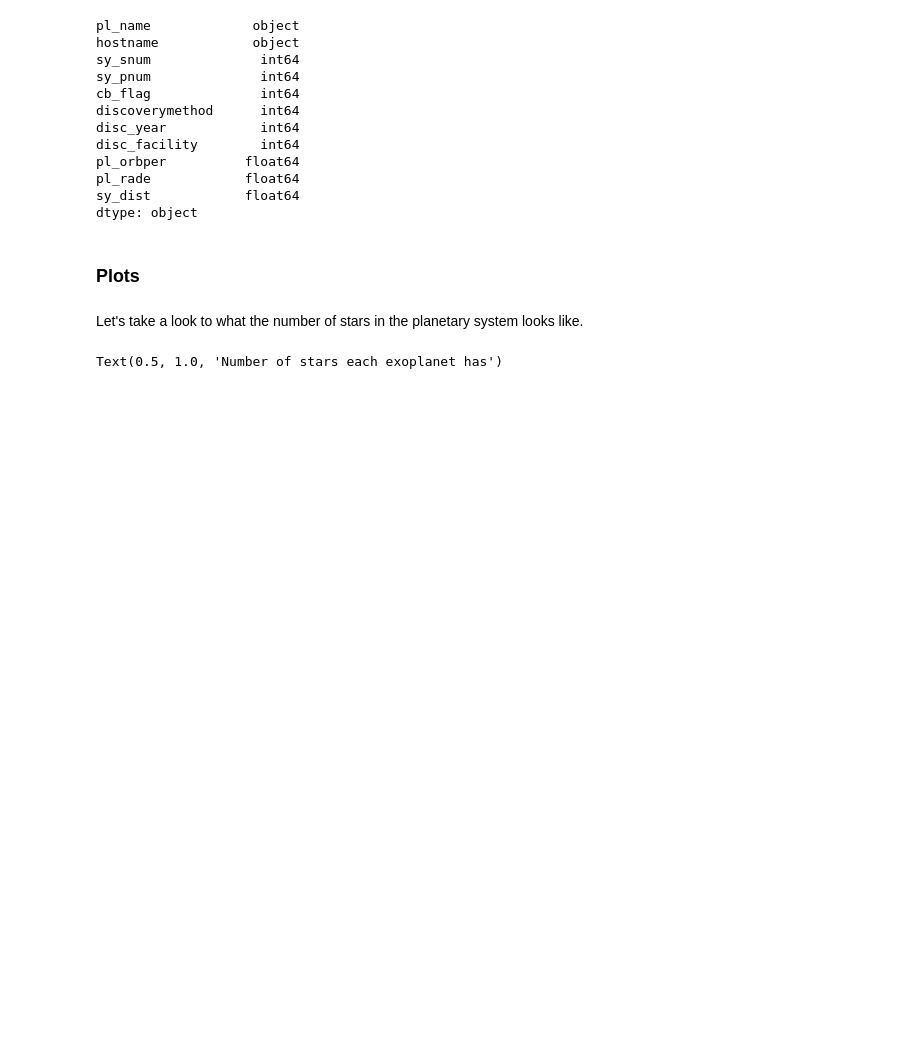
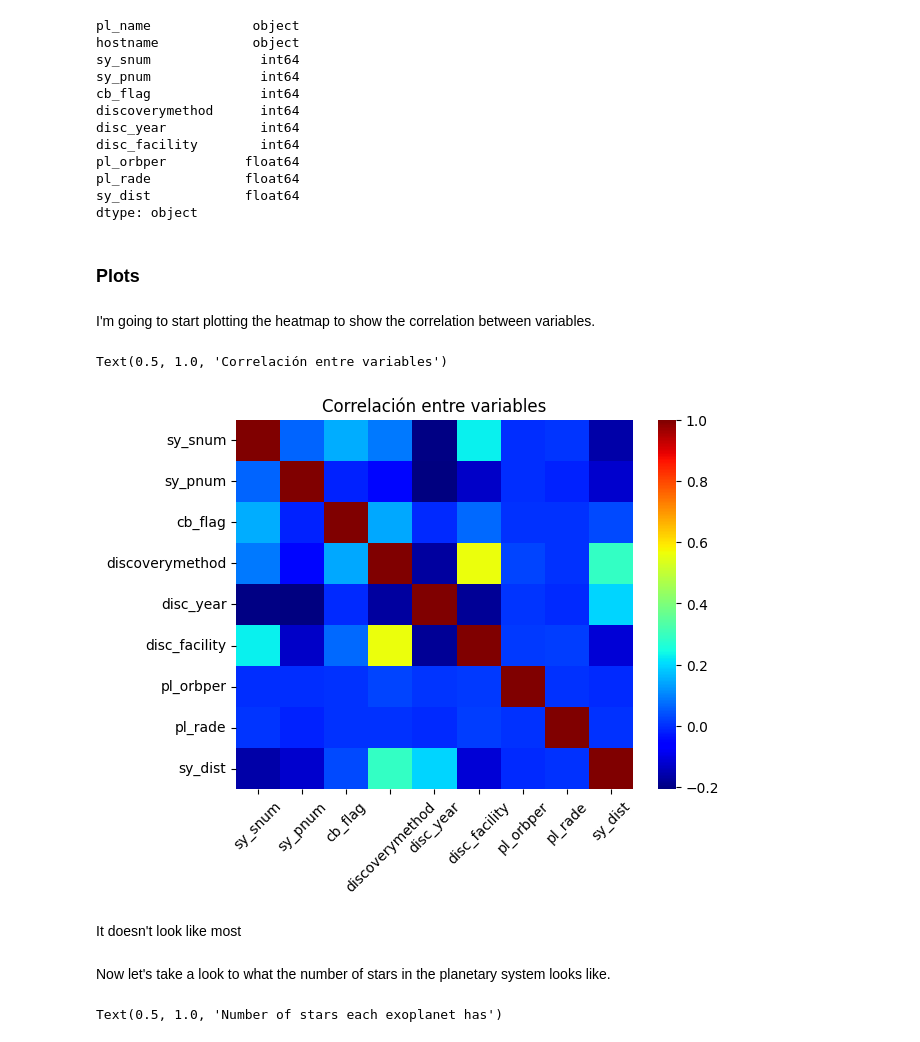
Before and after one commit to AlejandroBlancoFernandez/ExoplanetEDA, a Jupyter notebook: ExoplanetEDA.ipynb, the cells around one changed output. Cells and saved outputs as stored; diff of their text form; code cells hidden in the pictures; blank space fills up the shorter version.

```diff
--- a/ExoplanetEDA.ipynb
+++ b/ExoplanetEDA.ipynb
@@ -335,8 +335,21 @@ sy_dist            float64
 dtype: object
 # %% [markdown]
 ### Plots
+# %% [markdown]
+I'm going to start plotting the heatmap to show the correlation between variables.
+# %%
+# Heatmap
+corr = df.corr()
+sns.heatmap(corr, cmap='jet') #Con la librería seaborn podemos crear el tipo de gráfico Heatmap, que muestra las correlaciones entre variables
+plt.xticks(rotation=45)
+plt.title('Correlación entre variables')
+# %% [output]
+Text(0.5, 1.0, 'Correlación entre variables')
+[figure, added]
+# %% [markdown]
+It doesn't look like most
 # %% [markdown]
-Let's take a look to what the number of stars in the planetary system looks like.
+Now let's take a look to what the number of stars in the planetary system looks like.
 # %%
 # Bar plot for sy_num
 sns.countplot(y='sy_snum', data=df, color='blue')
```
Also changed, not shown: parts of 14 cells of this notebook.
